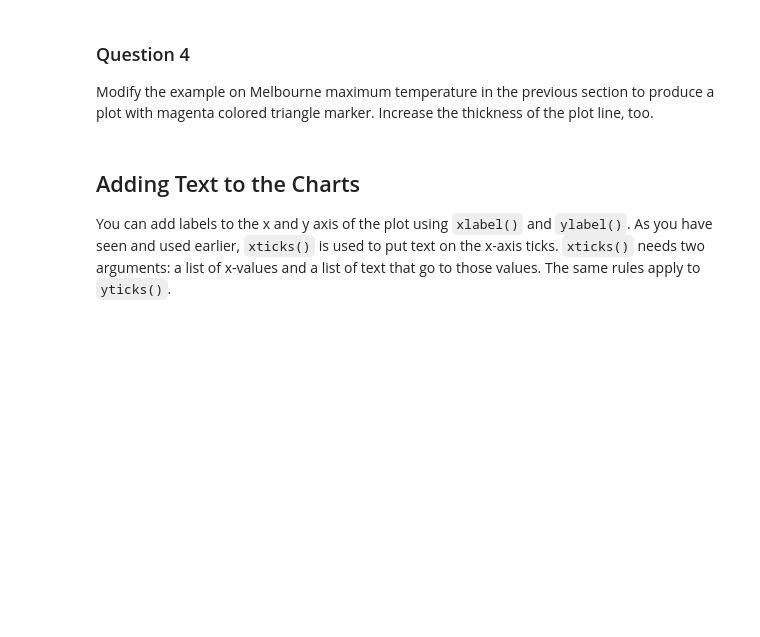
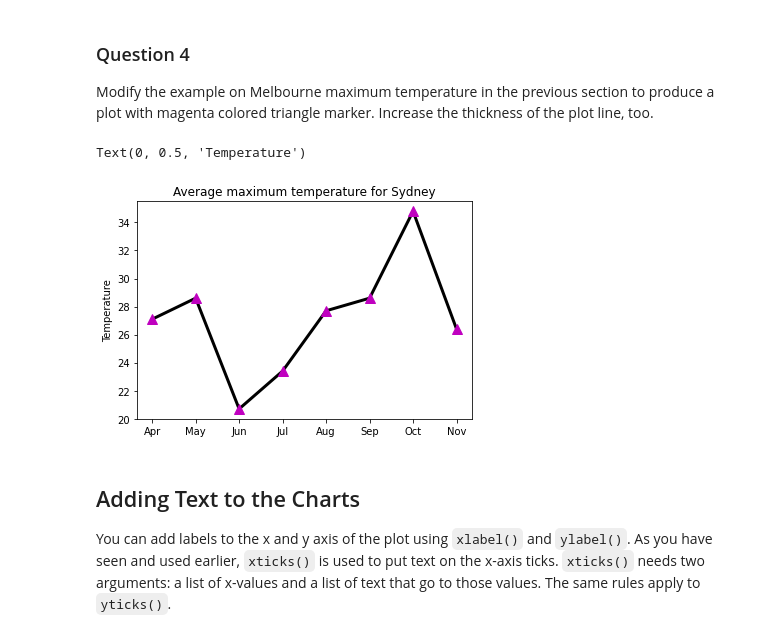
Before and after one commit to rlch/COMP20008-workshops, a Jupyter notebook: week-2/extra-visualisation.ipynb, the cells around one changed output. Drawn from its saved outputs; the diff is of its cells as text; code cells hidden in the pictures; blank space fills up the shorter version.

Commit message:
finished extra visualization

```diff
--- a/week-2/extra-visualisation.ipynb
+++ b/week-2/extra-visualisation.ipynb
@@ -252,3 +250,10 @@ Modify the example on Melbourne maximum temperature in the previous section to p
+# %%
+plt.plot(max_temp.loc['Sydney', 'Apr':'Nov'], 'k^-', linewidth=3, markersize=10, markerfacecolor='m', markeredgecolor='m')
+plt.title('Average maximum temperature for Sydney')
+plt.ylabel('Temperature')
+# %% [output]
+Text(0, 0.5, 'Temperature')
+[figure, added]
 # %% [markdown]
 ## Adding Text to the Charts
 
```
Also changed, not shown: parts of 4 cells of this notebook.
